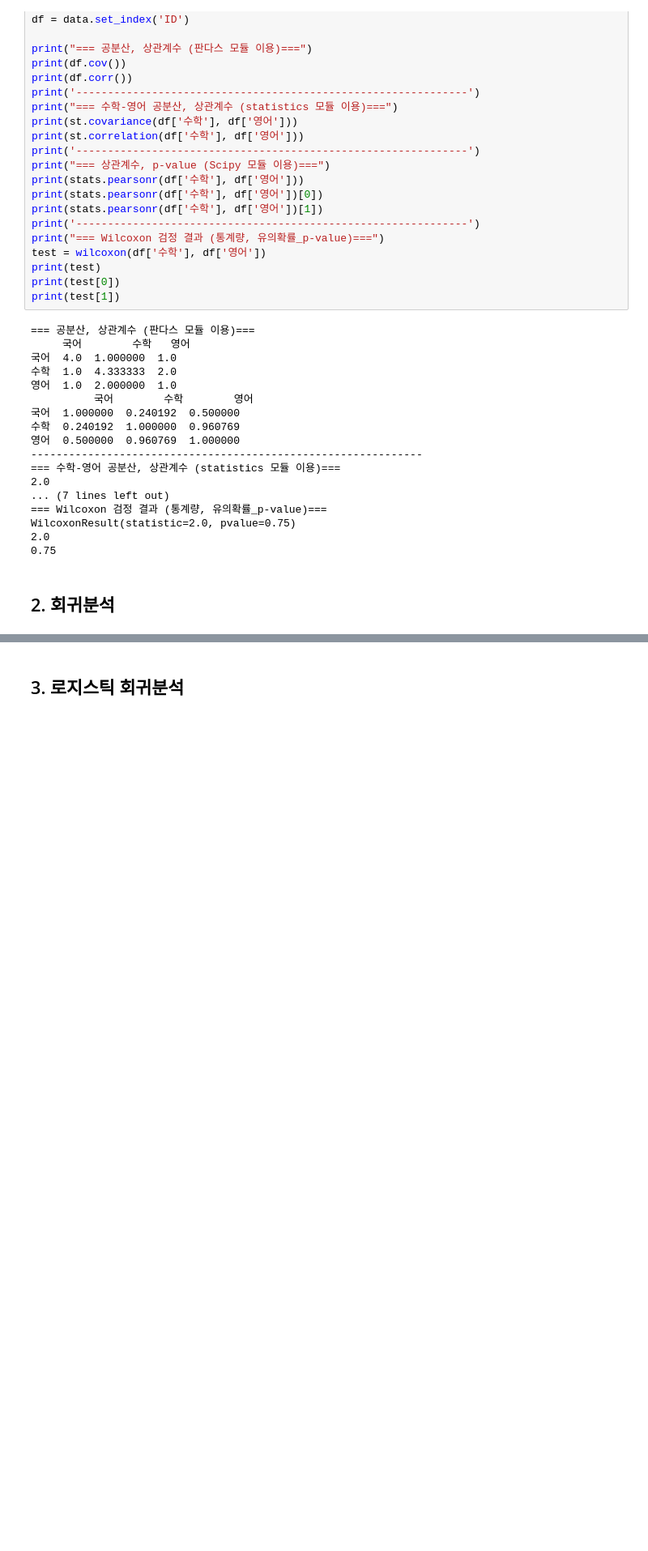
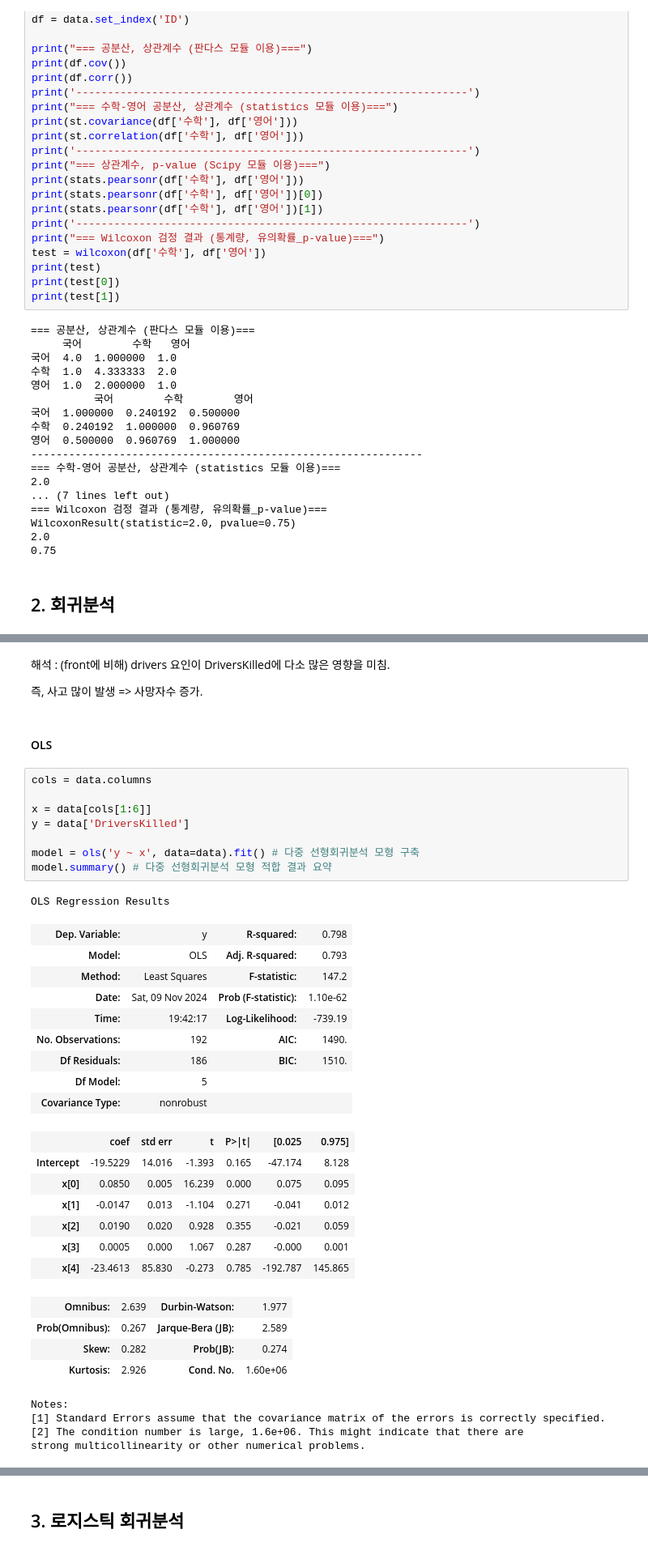
Before and after one commit to RoRdil31/Data-Analytics-Certification, a Jupyter notebook: BigData_Certification.ipynb, the cells around one changed output, grey strips where cells are left out. Shown at 81% size. Drawn from its saved outputs; the diff is of its cells as text; blank space fills up the shorter version.

```diff
--- a/BigData_Certification.ipynb
+++ b/BigData_Certification.ipynb
@@ -348,0 +470,40 @@ WilcoxonResult(statistic=2.0, pvalue=0.75)
+# %% [markdown]
+해석 : (front에 비해) drivers 요인이 DriversKilled에 다소 많은 영향을 미침.
+
+즉, 사고 많이 발생 => 사망자수 증가.
+# %% [markdown]
+#### OLS
+# %%
+cols = data.columns
+
+x = data[cols[1:6]]
+y = data['DriversKilled']
+
+model = ols('y ~ x', data=data).fit() # 다중 선형회귀분석 모형 구축
+model.summary() # 다중 선형회귀분석 모형 적합 결과 요약
+# %% [output]
+OLS Regression Results
+| Dep. Variable: | y | R-squared: | 0.798 |
+| Model: | OLS | Adj. R-squared: | 0.793 |
+| Method: | Least Squares | F-statistic: | 147.2 |
+| Date: | Sat, 09 Nov 2024 | Prob (F-statistic): | 1.10e-62 |
+| Time: | 19:42:17 | Log-Likelihood: | -739.19 |
+| No. Observations: | 192 | AIC: | 1490. |
+| Df Residuals: | 186 | BIC: | 1510. |
+| Df Model: | 5 |  |  |
+| Covariance Type: | nonrobust |  |  |
+|  | coef | std err | t | P>|t| | [0.025 | 0.975] |
+| Intercept | -19.5229 | 14.016 | -1.393 | 0.165 | -47.174 | 8.128 |
+| x[0] | 0.0850 | 0.005 | 16.239 | 0.000 | 0.075 | 0.095 |
+| x[1] | -0.0147 | 0.013 | -1.104 | 0.271 | -0.041 | 0.012 |
+| x[2] | 0.0190 | 0.020 | 0.928 | 0.355 | -0.021 | 0.059 |
+| x[3] | 0.0005 | 0.000 | 1.067 | 0.287 | -0.000 | 0.001 |
+| x[4] | -23.4613 | 85.830 | -0.273 | 0.785 | -192.787 | 145.865 |
+| Omnibus: | 2.639 | Durbin-Watson: | 1.977 |
+| Prob(Omnibus): | 0.267 | Jarque-Bera (JB): | 2.589 |
+| Skew: | 0.282 | Prob(JB): | 0.274 |
+| Kurtosis: | 2.926 | Cond. No. | 1.60e+06 |
+Notes:
+[1] Standard Errors assume that the covariance matrix of the errors is correctly specified.
+[2] The condition number is large, 1.6e+06. This might indicate that there are
+strong multicollinearity or other numerical problems.
```
Also changed, not shown: parts of 18 cells of this notebook.
